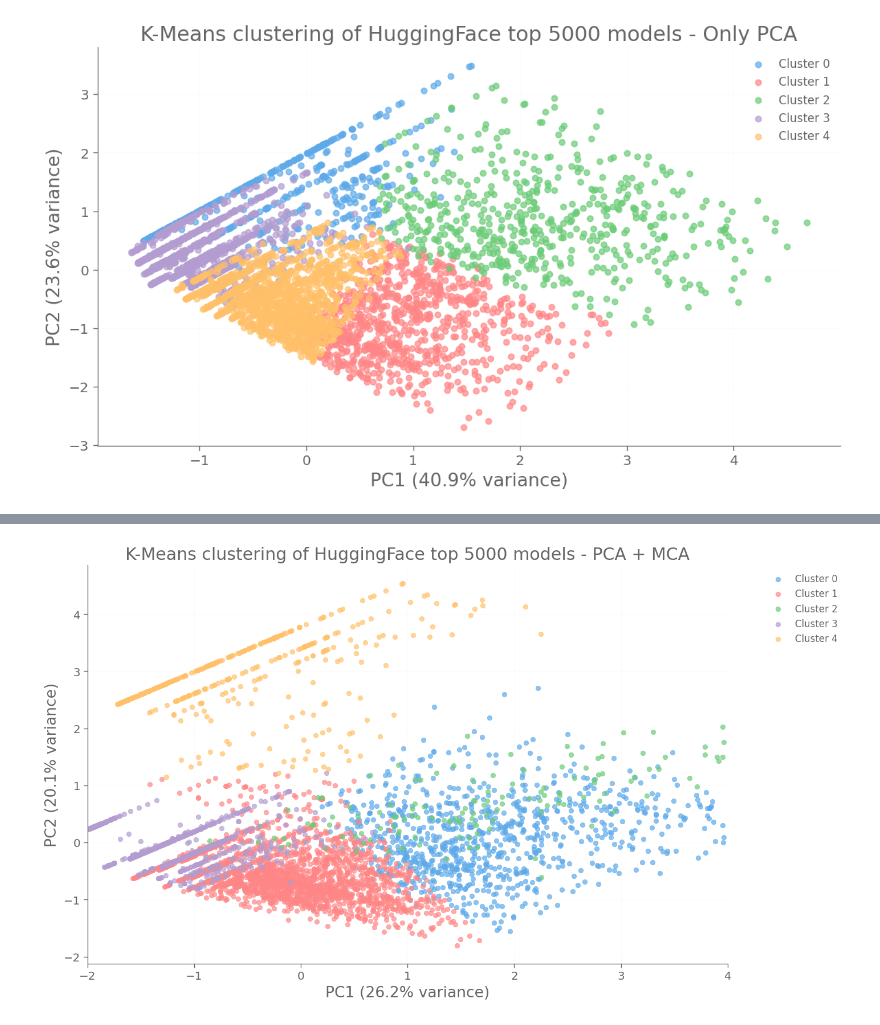
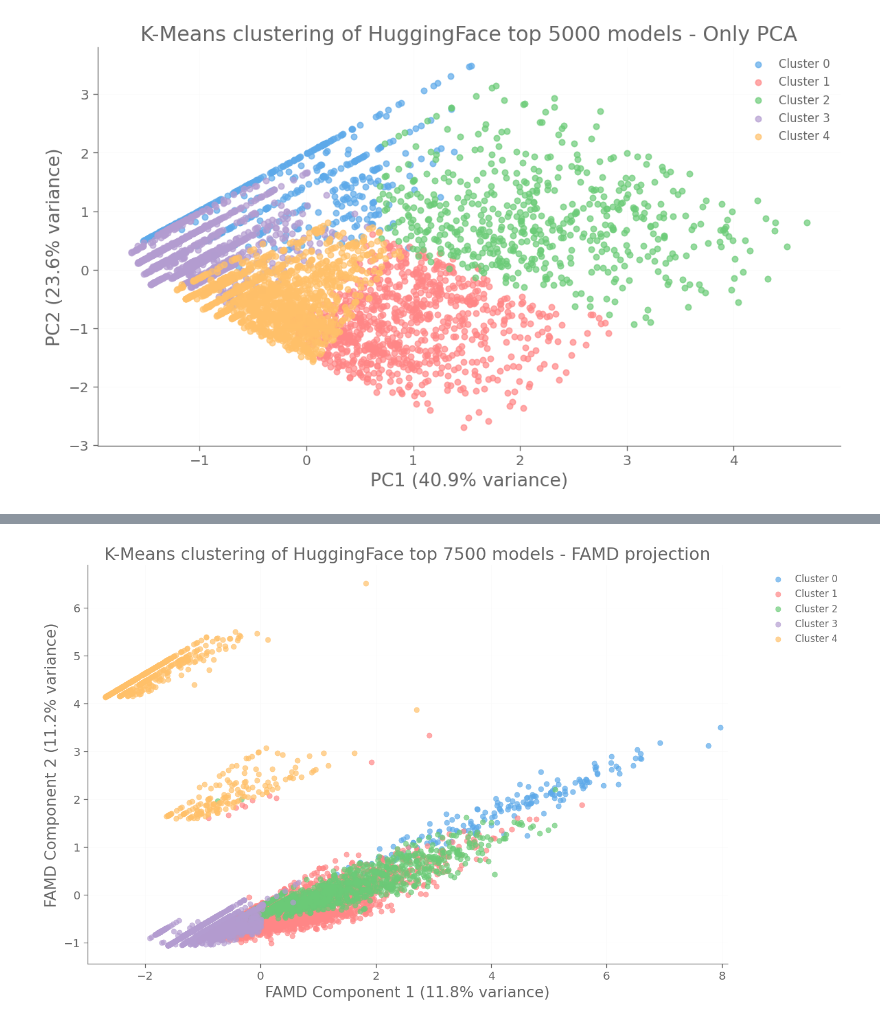
Before and after one commit to Alit54/UniMi---Scientific-Visualization, a Jupyter notebook: simo-charts.ipynb, the cells around one changed output, grey strips where cells are left out. Saved outputs shown, nothing was run; the diff lists cells and outputs as text; code cells hidden in the pictures.

Commit message:
Added data

```diff
--- a/simo-charts.ipynb
+++ b/simo-charts.ipynb
@@ -494,23 +494,20 @@ import numpy as np
 from scipy import stats
 from sklearn.preprocessing import StandardScaler
 from sklearn.cluster import KMeans
-from sklearn.decomposition import PCA
 import matplotlib.pyplot as plt
-import prince  # mca for categorical variables
+import prince
 
 df = pd.read_csv("huggingface_data.csv", sep=",")
-top_n = df.sort_values("downloads", ascending=False).head(5000).copy()
+top_n = df.sort_values("downloads", ascending=False).head(7500).copy()
 
-# log-transform skewed count variables
 top_n["downloads_log"] = np.log1p(top_n["downloads"])
 top_n["likes_log"] = np.log1p(top_n["likes"])
 
 numeric_features = ["downloads_log", "likes_log"]
 
-# remove strong numeric outliers
-z_scores = np.abs(stats.zscore(top_n[numeric_features]))
-top_n_clean = top_n[(z_scores < 3).all(axis=1)].reset_index(drop=True)
-# top_n_clean = top_n.copy()
+#z_scores = np.abs(stats.zscore(top_n[numeric_features]))
+#top_n_clean = top_n[(z_scores < 3).all(axis=1)].reset_index(drop=True)
+top_n_clean = top_n
 
 def group_rare_categories(series, threshold=0.01):
     series = series.fillna("Unknown")
@@ -522,24 +519,18 @@ categorical_features = ["library_name", "pipeline_tag"]
 for col in categorical_features:
     top_n_clean[col] = group_rare_categories(top_n_clean[col])
 
-# numeric features
 scaler = StandardScaler()
-X_numeric = scaler.fit_transform(top_n_clean[numeric_features])
+scaled_numeric_cols = [f"{col}_scaled" for col in numeric_features]
+top_n_clean[scaled_numeric_cols] = scaler.fit_transform(top_n_clean[numeric_features])
 
-# categorical features via mca
-mca = prince.MCA(
-    n_components=5,
-    n_iter=3,
-    copy=True,
-    check_input=True,
-    engine="sklearn",
-    random_state=42,
-)
-mca = mca.fit(top_n_clean[categorical_features])
-X_cat_mca = mca.transform(top_n_clean[categorical_features])
+top_n_clean[categorical_features] = top_n_clean[categorical_features].astype(str)
 
-# final feature matrix
-X_final = np.hstack([X_numeric, X_cat_mca])
+famd_features = scaled_numeric_cols + categorical_features
+
+famd = prince.FAMD(n_components=5, n_iter=3, copy=True, check_input=True, engine="sklearn", random_state=42)
+
+X_famd = famd.fit_transform(top_n_clean[famd_features])
+X_final = X_famd.values
 
 n_clusters = 5
 kmeans = KMeans(n_clusters=n_clusters, random_state=42, n_init=10)
@@ -550,55 +541,36 @@ for i in range(n_clusters):
     cluster_data = top_n_clean[top_n_clean["cluster"] == i]
     other_data = top_n_clean[top_n_clean["cluster"] != i]
 
-    # downloads stats and test
     real_dl = np.expm1(cluster_data["downloads_log"])
     mean_dl = real_dl.mean()
     median_dl = real_dl.median()
     std_dl = real_dl.std()
 
-    stat_dl, p_dl = stats.mannwhitneyu(
-        cluster_data["downloads_log"],
-        other_data["downloads_log"],
-        alternative="two-sided",
-    )
-    sig_dl = (
-        "***"
-        if p_dl < 0.001
-        else ("**" if p_dl < 0.01 else ("*" if p_dl < 0.05 else "ns"))
-    )
+    stat_dl, p_dl = stats.mannwhitneyu(cluster_data["downloads_log"], other_data["downloads_log"], alternative="two-sided")
+    sig_dl = "***" if p_dl < 0.001 else ("**" if p_dl < 0.01 else ("*" if p_dl < 0.05 else "ns"))
 
-    # likes stats and test
     real_likes = np.expm1(cluster_data["likes_log"])
     mean_likes = real_likes.mean()
     median_likes = real_likes.median()
     std_likes = real_likes.std()
 
-    stat_likes, p_likes = stats.mannwhitneyu(
-        cluster_data["likes_log"],
-        other_data["likes_log"],
-        alternative="two-sided",
-    )
-    sig_likes = (
-        "***"
-        if p_likes < 0.001
-        else ("**" if p_likes < 0.01 else ("*" if p_likes < 0.05 else "ns"))
-    )
+    stat_likes, p_likes = stats.mannwhitneyu(cluster_data["likes_log"], other_data["likes_log"], alternative="two-sided")
+    sig_likes = "***" if p_likes < 0.001 else ("**" if p_likes < 0.01 else ("*" if p_likes < 0.05 else "ns"))
 
     top_lib = cluster_data["library_name"].mode()[0]
     top_pipe = cluster_data["pipeline_tag"].mode()[0]
 
     print(f"\nCLUSTER {i} (n={len(cluster_data)})")
-    print(f"Archetipo: {top_lib} / {top_pipe}")
+    print(f"Tipologia: {top_lib} / {top_pipe}")
     print("-" * 50)
-    print(f"DOWNLOADS : Mean={mean_dl:,.0f} | Median={median_dl:,.0f} | Std={std_dl:,.0f}")
+    print(f"DOWNLOADS : Media={mean_dl:,.0f} | Mediana={median_dl:,.0f} | Std={std_dl:,.0f}")
     print(f"Wilcoxon p={p_dl:.2e} ({sig_dl})")
     print("-" * 50)
-    print(f"LIKES     : Mean={mean_likes:,.0f} | Median={median_likes:,.0f} | Std={std_likes:,.0f}")
+    print(f"LIKES     : Media={mean_likes:,.0f} | Mediana={median_likes:,.0f} | Std={std_likes:,.0f}")
     print(f"Wilcoxon p={p_likes:.2e} ({sig_likes})")
 
-pca_viz = PCA(n_components=2, random_state=42)
-X_2d = pca_viz.fit_transform(X_final)
-var_expl = pca_viz.explained_variance_ratio_
+X_2d = X_final[:, :2]
+var_expl = famd.percentage_of_variance_
 
 colors = ["#5DA9E9", "#FF8686", "#6BCB77", "#B39CD0", "#FFC069"]
 
@@ -606,12 +578,12 @@ plt.figure(figsize=(12, 7))
 
 for i in range(n_clusters):
     mask = labels == i
-    plt.scatter(X_2d[mask, 0], X_2d[mask, 1], c=colors[i], label=f"Cluster {i}", alpha=0.7, s=25, linewidth=0.5,)
+    plt.scatter(X_2d[mask, 0], X_2d[mask, 1], c=colors[i], label=f"Cluster {i}", alpha=0.7, s=30, linewidth=0.5)
 
-plt.xlabel(f"PC1 ({var_expl[0]*100:.1f}% variance)")
-plt.ylabel(f"PC2 ({var_expl[1]*100:.1f}% variance)")
-plt.xlim(-2, 4)
-plt.title(f"K-Means clustering of HuggingFace top 5000 models - PCA + MCA")
+plt.xlabel(f"FAMD Component 1 ({var_expl[0]:.1f}% variance)")
+plt.ylabel(f"FAMD Component 2 ({var_expl[1]:.1f}% variance)")
+plt.xlim(-3, 8.1)
+plt.title("K-Means clustering of HuggingFace top 7500 models - FAMD projection")
 plt.legend(bbox_to_anchor=(1.05, 1), loc="upper left")
 plt.grid(True, alpha=0.3)
 plt.tight_layout()
@@ -637,2 +609,2 @@ Wilcoxon p=8.82e-83 (***)
-[figure, old version]
+[figure, new version]
 # %%
```
Also changed, not shown: parts of 4 cells of this notebook, 2 other files.
